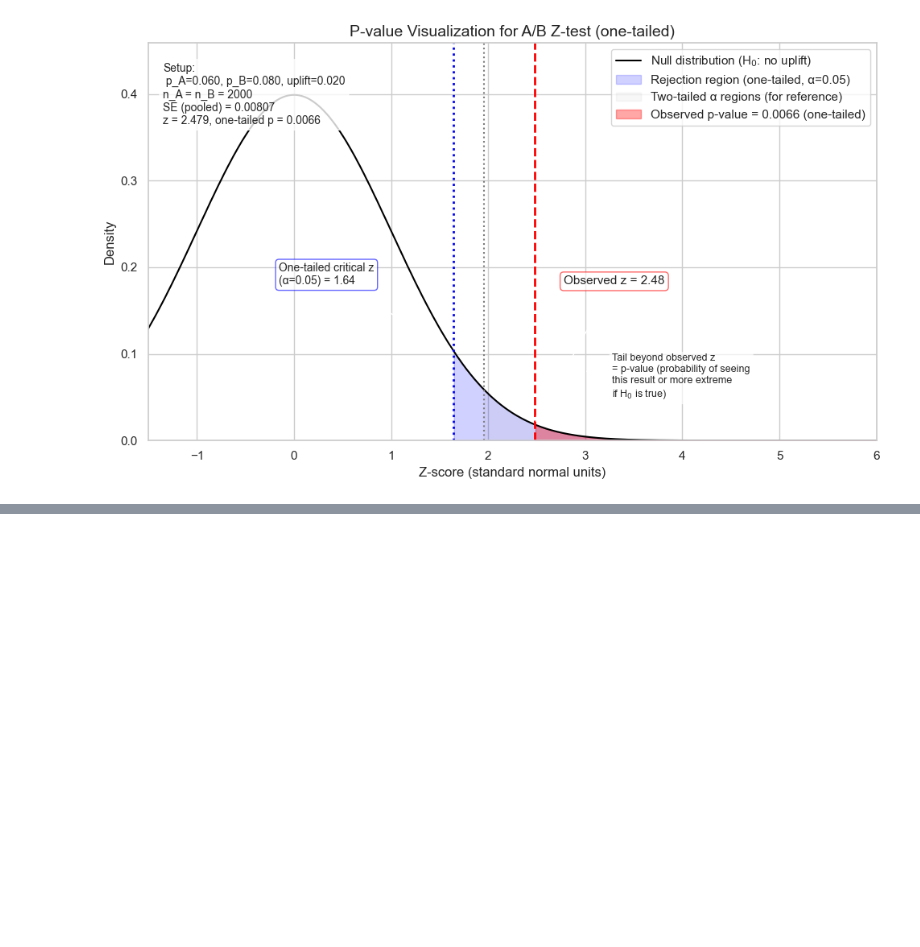
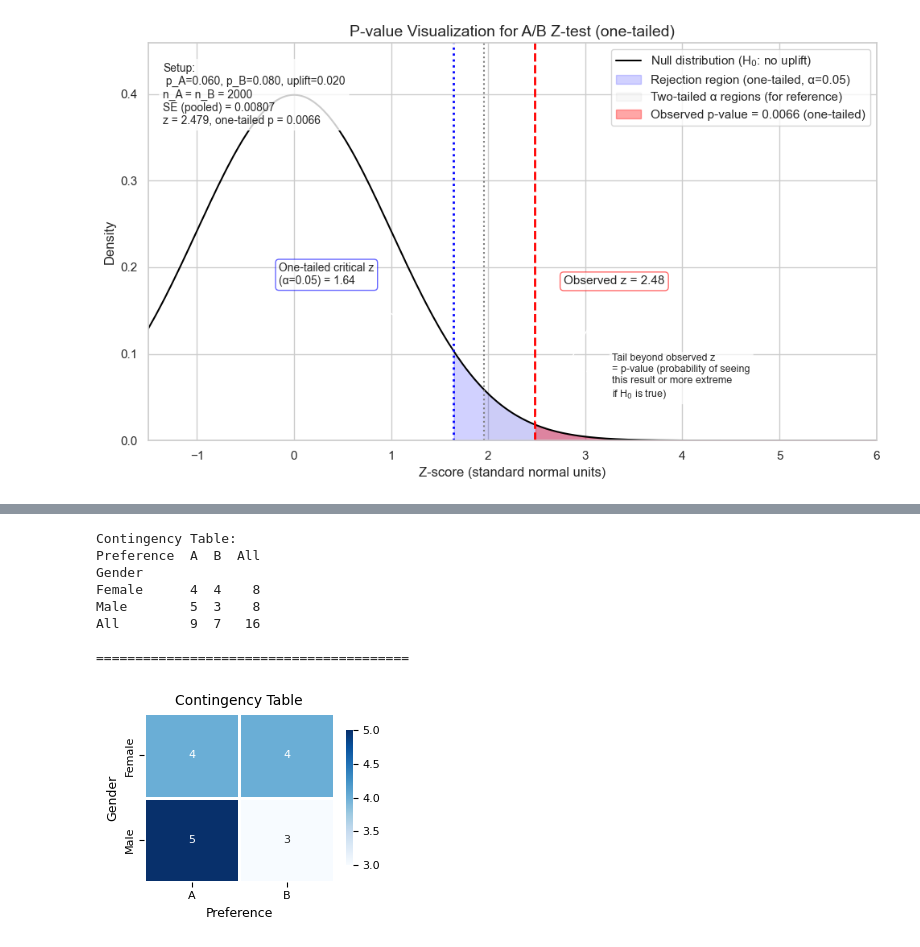
Before and after one commit to xit7/DATA-TEMPLATE, a Jupyter notebook: data_analytics_examples/005-terminology_zscore_p-value.ipynb, the cells around one changed output, grey strips where cells are left out. Cells and saved outputs as stored; diff of their text form; code cells hidden in the pictures; blank space fills up the shorter version.

```diff
--- a/data_analytics_examples/005-terminology_zscore_p-value.ipynb
+++ b/data_analytics_examples/005-terminology_zscore_p-value.ipynb
@@ -207,0 +253,46 @@ plt.show()
+# %%
+import pandas as pd
+import numpy as np
+
+# Sample data: gender and product preference
+data = {
+    'Gender': ['Male', 'Female', 'Male', 'Female', 'Male', 'Female', 'Male', 'Female',
+               'Male', 'Female', 'Male', 'Female', 'Male', 'Female', 'Male', 'Female'],
+    'Preference': ['A', 'B', 'A', 'A', 'B', 'B', 'A', 'A',
+                   'B', 'A', 'A', 'B', 'B', 'A', 'A', 'B']
+}
+
+df = pd.DataFrame(data)
+
+# Create contingency table
+contingency_table = pd.crosstab(df['Gender'], df['Preference'], margins=True)
+
+print("Contingency Table:")
+print(contingency_table)
+print("\n" + "="*40 + "\n")
+
+# Optional: visualize with seaborn
+import seaborn as sns
+import matplotlib.pyplot as plt
+
+# Create heatmap (without margins for visualization)
+ct_no_margins = pd.crosstab(df['Gender'], df['Preference'])
+
+plt.figure(figsize=(3, 2.5))
+sns.heatmap(ct_no_margins, annot=True, fmt='d', cmap='Blues',
+            cbar_kws={"shrink": 0.8}, linewidths=1)
+plt.title('Contingency Table', fontsize=10)
+plt.xlabel('Preference', fontsize=9)
+plt.ylabel('Gender', fontsize=9)
+plt.tight_layout()
+plt.show()
+# %% [output]
+Contingency Table:
+Preference  A  B  All
+Gender
+Female      4  4    8
+Male        5  3    8
+All         9  7   16
+
+========================================
+[figure, added]
```
Also changed, not shown: parts of 4 cells of this notebook.
